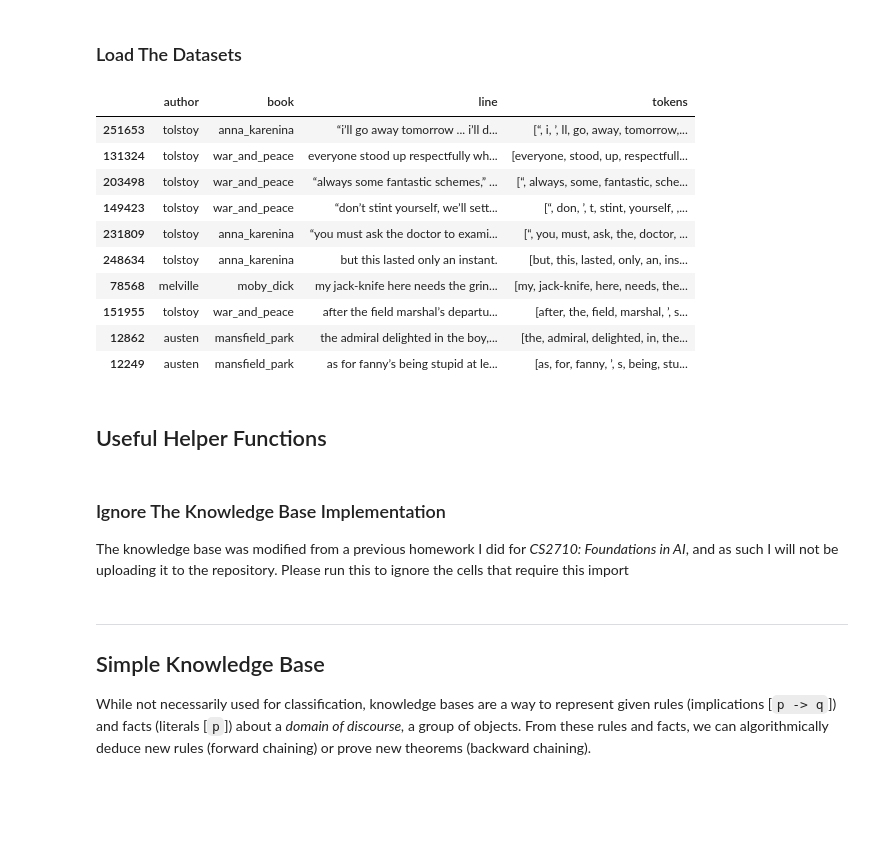
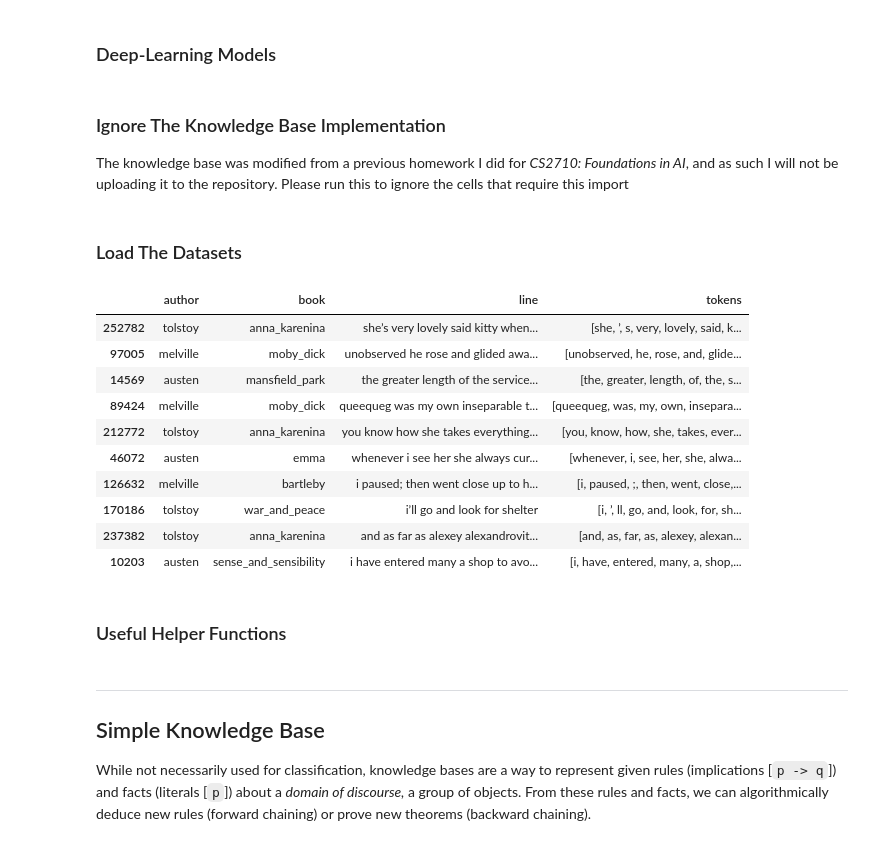
Before and after one commit to AlejandroCiuba/PyLing, a Jupyter notebook: classifiers.ipynb, the cells around one changed output. Drawn from its saved outputs; the diff is of its cells as text; code cells hidden in the pictures; blank space fills up the shorter version.

```diff
--- a/classifiers.ipynb
+++ b/classifiers.ipynb
@@ -38,0 +61,2 @@ import seaborn as sns
+# %% [markdown]
+### Deep-Learning Models
@@ -38,0 +71,4 @@ import seaborn as sns
+# %% [markdown]
+### Ignore The Knowledge Base Implementation
+
+The knowledge base was modified from a previous homework I did for *CS2710: Foundations in AI*, and as such I will not be uploading it to the repository. Please run this to ignore the cells that require this import
@@ -41,26 +82,31 @@ import seaborn as sns
 # %%
 PATH = "./datasets/"
 df = pd.read_pickle(PATH + "dataset.pkl")
 
+CLEANER = re.compile(r"[“”\"\\\n\t\r,\.\?\!\[\]\{\}\(\)]", re.I)
+
+def clean(line: str) -> str:
+    return CLEANER.sub("", line.lower())
+
 # Create a tokenized word column
-df["line"] = df["line"].map(lambda x: x.lower())
+df["line"] = df["line"].map(clean)
 df["tokens"] = df["line"].map(nltk.word_tokenize)
 
 df.sample(10)
 # %% [output]
 |  | author | book | line | tokens |
-| 251653 | tolstoy | anna_karenina | “i’ll go away tomorrow ... i’ll d... | [“, i, ’, ll, go, away, tomorrow,... |
-| 131324 | tolstoy | war_and_peace | everyone stood up respectfully wh... | [everyone, stood, up, respectfull... |
-| 203498 | tolstoy | war_and_peace | “always some fantastic schemes,” ... | [“, always, some, fantastic, sche... |
-| 149423 | tolstoy | war_and_peace | “don’t stint yourself, we’ll sett... | [“, don, ’, t, stint, yourself, ,... |
-| 231809 | tolstoy | anna_karenina | “you must ask the doctor to exami... | [“, you, must, ask, the, doctor, ... |
-| 248634 | tolstoy | anna_karenina | but this lasted only an instant. | [but, this, lasted, only, an, ins... |
-| 78568 | melville | moby_dick | my jack-knife here needs the grin... | [my, jack-knife, here, needs, the... |
-| 151955 | tolstoy | war_and_peace | after the field marshal’s departu... | [after, the, field, marshal, ’, s... |
-| 12862 | austen | mansfield_park | the admiral delighted in the boy,... | [the, admiral, delighted, in, the... |
-| 12249 | austen | mansfield_park | as for fanny’s being stupid at le... | [as, for, fanny, ’, s, being, stu... |
+| 252782 | tolstoy | anna_karenina | she’s very lovely said kitty when... | [she, ’, s, very, lovely, said, k... |
+| 97005 | melville | moby_dick | unobserved he rose and glided awa... | [unobserved, he, rose, and, glide... |
+| 14569 | austen | mansfield_park | the greater length of the service... | [the, greater, length, of, the, s... |
+| 89424 | melville | moby_dick | queequeg was my own inseparable t... | [queequeg, was, my, own, insepara... |
+| 212772 | tolstoy | anna_karenina | you know how she takes everything... | [you, know, how, she, takes, ever... |
+| 46072 | austen | emma | whenever i see her she always cur... | [whenever, i, see, her, she, alwa... |
+| 126632 | melville | bartleby | i paused; then went close up to h... | [i, paused, ;, then, went, close,... |
+| 170186 | tolstoy | war_and_peace | i’ll go and look for shelter | [i, ’, ll, go, and, look, for, sh... |
+| 237382 | tolstoy | anna_karenina | and as far as alexey alexandrovit... | [and, as, far, as, alexey, alexan... |
+| 10203 | austen | sense_and_sensibility | i have entered many a shop to avo... | [i, have, entered, many, a, shop,... |
 # %% [markdown]
-## Useful Helper Functions
+### Useful Helper Functions
 # %%
 def get_metrics(targets, predictions):
 
@@ -78,7 +124,3 @@ def plot_confusion_matrix(cm, labels):
     plt.xlabel('predicted label')
     plt.ylabel('true label')
     plt.show()
-# %% [markdown]
-### Ignore The Knowledge Base Implementation
-
-The knowledge base was modified from a previous homework I did for *CS2710: Foundations in AI*, and as such I will not be uploading it to the repository. Please run this to ignore the cells that require this import
```
Also changed, not shown: parts of 60 cells of this notebook, 1 other file.
